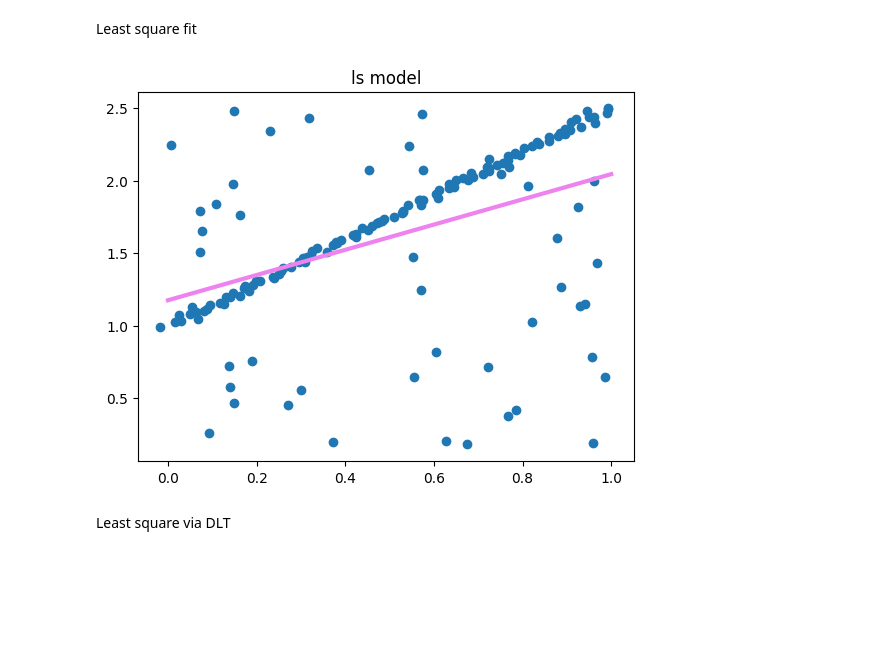
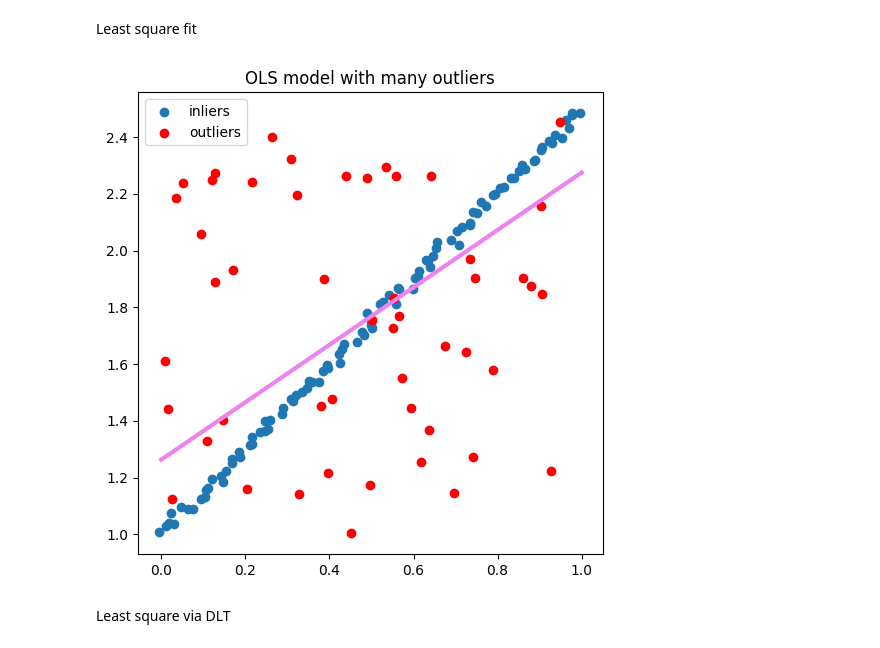
Before and after one commit to niccolosalvi/MMMIP, a Jupyter notebook: notebooks/lez_23_Robust_Fitting.ipynb, the cells around one changed output. Drawn from its saved outputs; the diff is of its cells as text; code cells hidden in the pictures; blank space fills up the shorter version.

Commit message:
added color to outliers. check LMEDS implementation

```diff
--- a/notebooks/lez_23_Robust_Fitting.ipynb
+++ b/notebooks/lez_23_Robust_Fitting.ipynb
@@ -310,18 +315,22 @@ plt.show()
 Add many outliers to the noisy data
 # %%
 n_out = 50
-X_out = np.hstack([X, [np.random.uniform(0, 1, n_out), np.random.uniform(0, 2.5, n_out)]])
+X_outs = np.hstack([X, [np.random.uniform(0, 1, n_out), np.random.uniform(1, 2.5, n_out)]])
 # %% [markdown]
 Least square fit
 # %%
-model_OLS = fit_line_ols(X_out.T)[0]
+model_OLS = fit_line_ols(X_outs.T)[0]
 
-plt.figure()
-plt.scatter(X_out[0,:], X_out[1,:])
+plt.figure(figsize=(6, 6))
+# original noisy points (inliers) vs added outliers
+n_in = X_outs.shape[1] - n_out
+plt.scatter(X_outs[0, :n_in], X_outs[1, :n_in], c='C0', label='inliers')
+plt.scatter(X_outs[0, n_in:], X_outs[1, n_in:], c='r', label='outliers')
 plt.plot([0, 1], [model_OLS[1], model_OLS[0] + model_OLS[1]], 'violet', linewidth=3)
-plt.title('ls model')
+plt.title('OLS model with many outliers')
+plt.legend()
 plt.show()
 # %% [output]
-[figure, old version]
+[figure, new version]
 # %% [markdown]
 Least square via DLT
```
Also changed, not shown: parts of 10 cells of this notebook.
